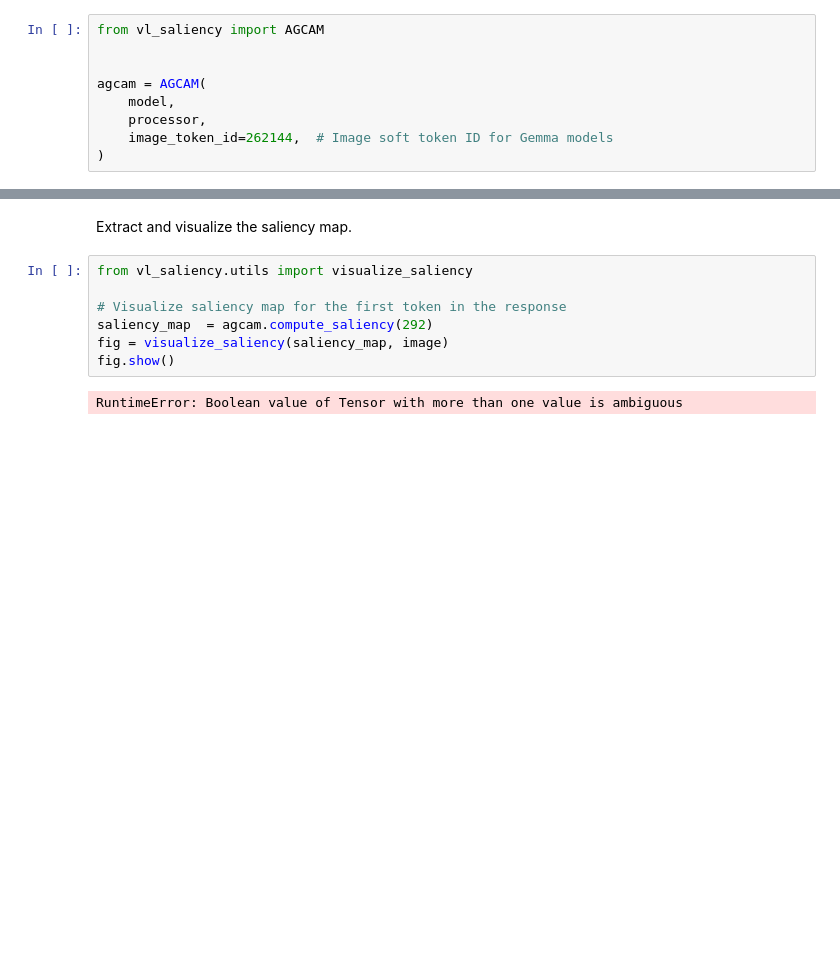
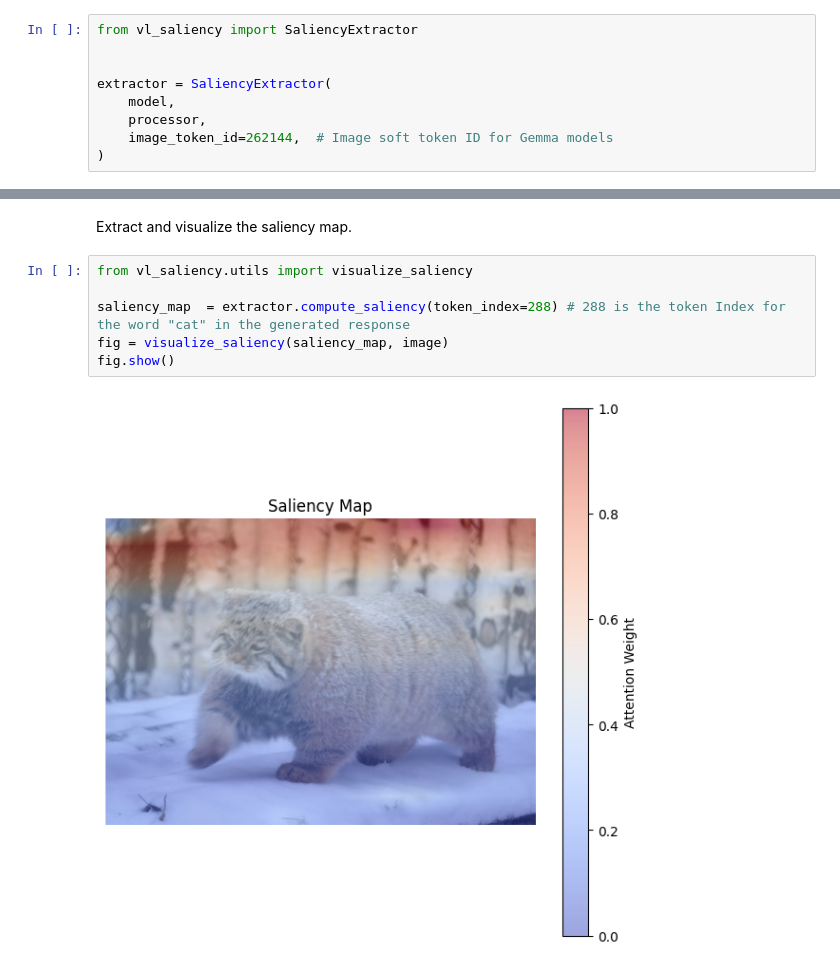
Before and after one commit to alexander-brady/vl-saliency, a Jupyter notebook: notebooks/gemma.ipynb, the cells around one changed output, grey strips where cells are left out. Saved outputs shown, nothing was run; the diff lists cells and outputs as text; blank space fills up the shorter version.

Commit message:
CSS, renamed Extractor

```diff
--- a/notebooks/gemma.ipynb
+++ b/notebooks/gemma.ipynb
@@ -71,10 +65,10 @@ inputs = processor.apply_chat_template(
 # %% [markdown]
 Initalize the AGCAM saliency extractor with the correct model.
 # %%
-from vl_saliency import AGCAM
+from vl_saliency import SaliencyExtractor
 
 
-agcam = AGCAM(
+extractor = SaliencyExtractor(
     model,
     processor,
     image_token_id=262144,  # Image soft token ID for Gemma models
@@ -94,9 +84,8 @@ Extract and visualize the saliency map.
 # %%
 from vl_saliency.utils import visualize_saliency
 
-# Visualize saliency map for the first token in the response
-saliency_map  = agcam.compute_saliency(292)
+saliency_map  = extractor.compute_saliency(token_index=288) # 288 is the token Index for the word "cat" in the generated response
 fig = visualize_saliency(saliency_map, image)
 fig.show()
 # %% [output]
-RuntimeError: Boolean value of Tensor with more than one value is ambiguous
+[figure, added]
```
Also changed, not shown: parts of 5 cells of this notebook, 7 other files.
